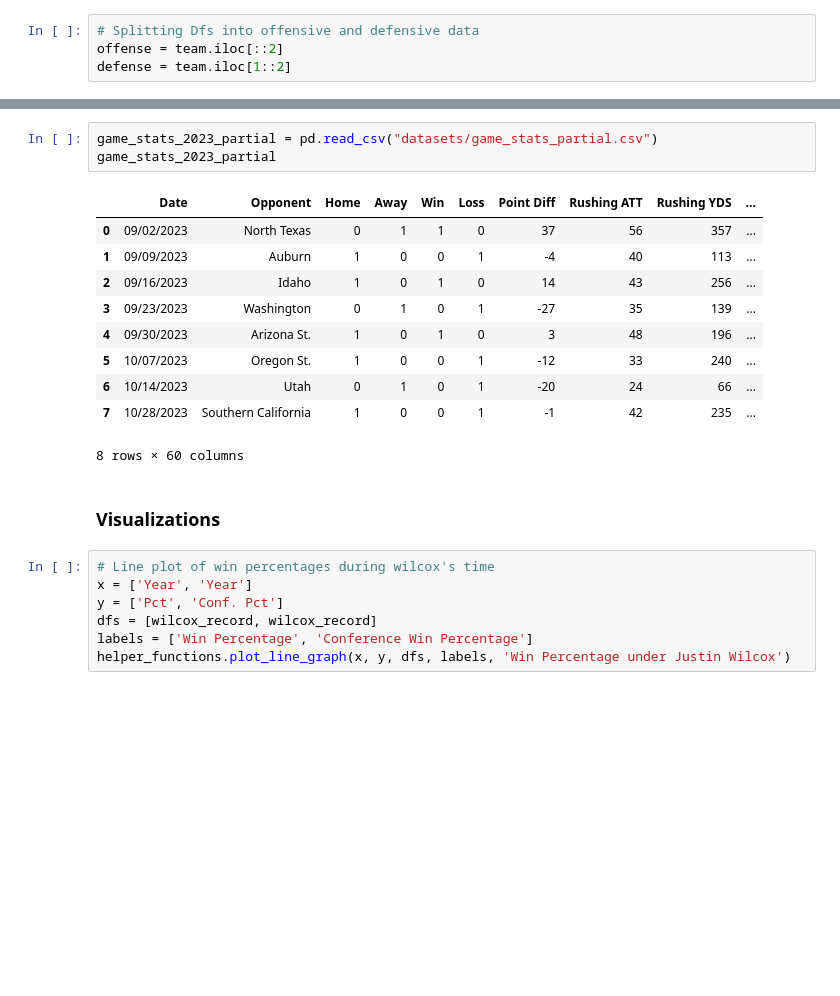
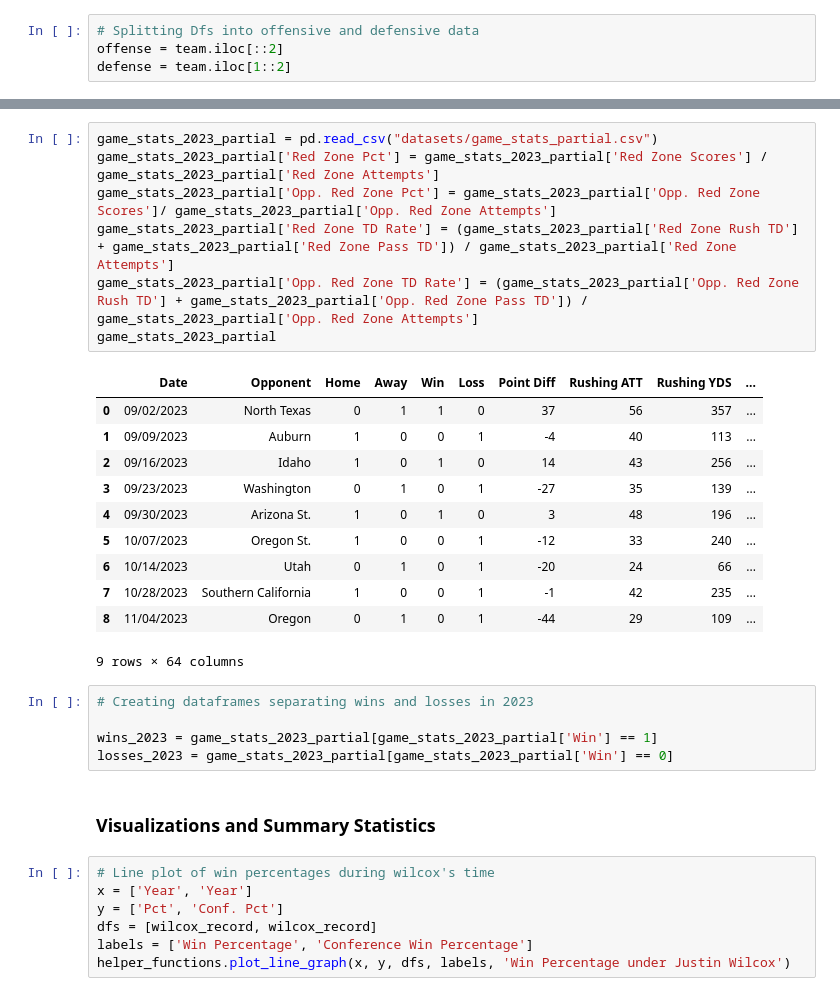
Before and after one commit to alex-d-lee/cal-sports, a Jupyter notebook: cal_sports_project.ipynb, the cells around one changed output, grey strips where cells are left out. Cells and saved outputs as stored; diff of their text form; blank space fills up the shorter version.

Commit message:
Updating data for oregon game

```diff
--- a/cal_sports_project.ipynb
+++ b/cal_sports_project.ipynb
@@ -93,22 +94,32 @@ See the caveats in the documentation: https://pandas.pydata.org/pandas-docs/stab
 | Cal 2020 | 20.25 | 81 | 23 | 37 | 13 | ... |
 | Cal 2019 | 21.23 | 276 | 104 | 105 | 35 | ... |
 5 rows × 48 columns
-# %%
-game_stats_2023_partial = pd.read_csv("datasets/game_stats_partial.csv")
-game_stats_2023_partial
-# %% [output]
-|  | Date | Opponent | Home | Away | Win | Loss | Point Diff | Rushing ATT | Rushing YDS | ... |
-| 0 | 09/02/2023 | North Texas | 0 | 1 | 1 | 0 | 37 | 56 | 357 | ... |
-| 1 | 09/09/2023 | Auburn | 1 | 0 | 0 | 1 | -4 | 40 | 113 | ... |
-| 2 | 09/16/2023 | Idaho | 1 | 0 | 1 | 0 | 14 | 43 | 256 | ... |
-| 3 | 09/23/2023 | Washington | 0 | 1 | 0 | 1 | -27 | 35 | 139 | ... |
-| 4 | 09/30/2023 | Arizona St. | 1 | 0 | 1 | 0 | 3 | 48 | 196 | ... |
-| 5 | 10/07/2023 | Oregon St. | 1 | 0 | 0 | 1 | -12 | 33 | 240 | ... |
-| 6 | 10/14/2023 | Utah | 0 | 1 | 0 | 1 | -20 | 24 | 66 | ... |
-| 7 | 10/28/2023 | Southern California | 1 | 0 | 0 | 1 | -1 | 42 | 235 | ... |
-8 rows × 60 columns
+# %%
+game_stats_2023_partial = pd.read_csv("datasets/game_stats_partial.csv")
+game_stats_2023_partial['Red Zone Pct'] = game_stats_2023_partial['Red Zone Scores'] / game_stats_2023_partial['Red Zone Attempts']
+game_stats_2023_partial['Opp. Red Zone Pct'] = game_stats_2023_partial['Opp. Red Zone Scores']/ game_stats_2023_partial['Opp. Red Zone Attempts']
+game_stats_2023_partial['Red Zone TD Rate'] = (game_stats_2023_partial['Red Zone Rush TD'] + game_stats_2023_partial['Red Zone Pass TD']) / game_stats_2023_partial['Red Zone Attempts']
+game_stats_2023_partial['Opp. Red Zone TD Rate'] = (game_stats_2023_partial['Opp. Red Zone Rush TD'] + game_stats_2023_partial['Opp. Red Zone Pass TD']) / game_stats_2023_partial['Opp. Red Zone Attempts']
+game_stats_2023_partial
+# %% [output]
+|  | Date | Opponent | Home | Away | Win | Loss | Point Diff | Rushing ATT | Rushing YDS | ... |
+| 0 | 09/02/2023 | North Texas | 0 | 1 | 1 | 0 | 37 | 56 | 357 | ... |
+| 1 | 09/09/2023 | Auburn | 1 | 0 | 0 | 1 | -4 | 40 | 113 | ... |
+| 2 | 09/16/2023 | Idaho | 1 | 0 | 1 | 0 | 14 | 43 | 256 | ... |
+| 3 | 09/23/2023 | Washington | 0 | 1 | 0 | 1 | -27 | 35 | 139 | ... |
+| 4 | 09/30/2023 | Arizona St. | 1 | 0 | 1 | 0 | 3 | 48 | 196 | ... |
+| 5 | 10/07/2023 | Oregon St. | 1 | 0 | 0 | 1 | -12 | 33 | 240 | ... |
+| 6 | 10/14/2023 | Utah | 0 | 1 | 0 | 1 | -20 | 24 | 66 | ... |
+| 7 | 10/28/2023 | Southern California | 1 | 0 | 0 | 1 | -1 | 42 | 235 | ... |
+| 8 | 11/04/2023 | Oregon | 0 | 1 | 0 | 1 | -44 | 29 | 109 | ... |
+9 rows × 64 columns
+# %%
+# Creating dataframes separating wins and losses in 2023
+
+wins_2023 = game_stats_2023_partial[game_stats_2023_partial['Win'] == 1]
+losses_2023 = game_stats_2023_partial[game_stats_2023_partial['Win'] == 0]
 # %% [markdown]
-### Visualizations
+### Visualizations and Summary Statistics
 # %%
 # Line plot of win percentages during wilcox's time
 x = ['Year', 'Year']
```
Also changed, not shown: parts of 9 cells of this notebook, 6 other files.
